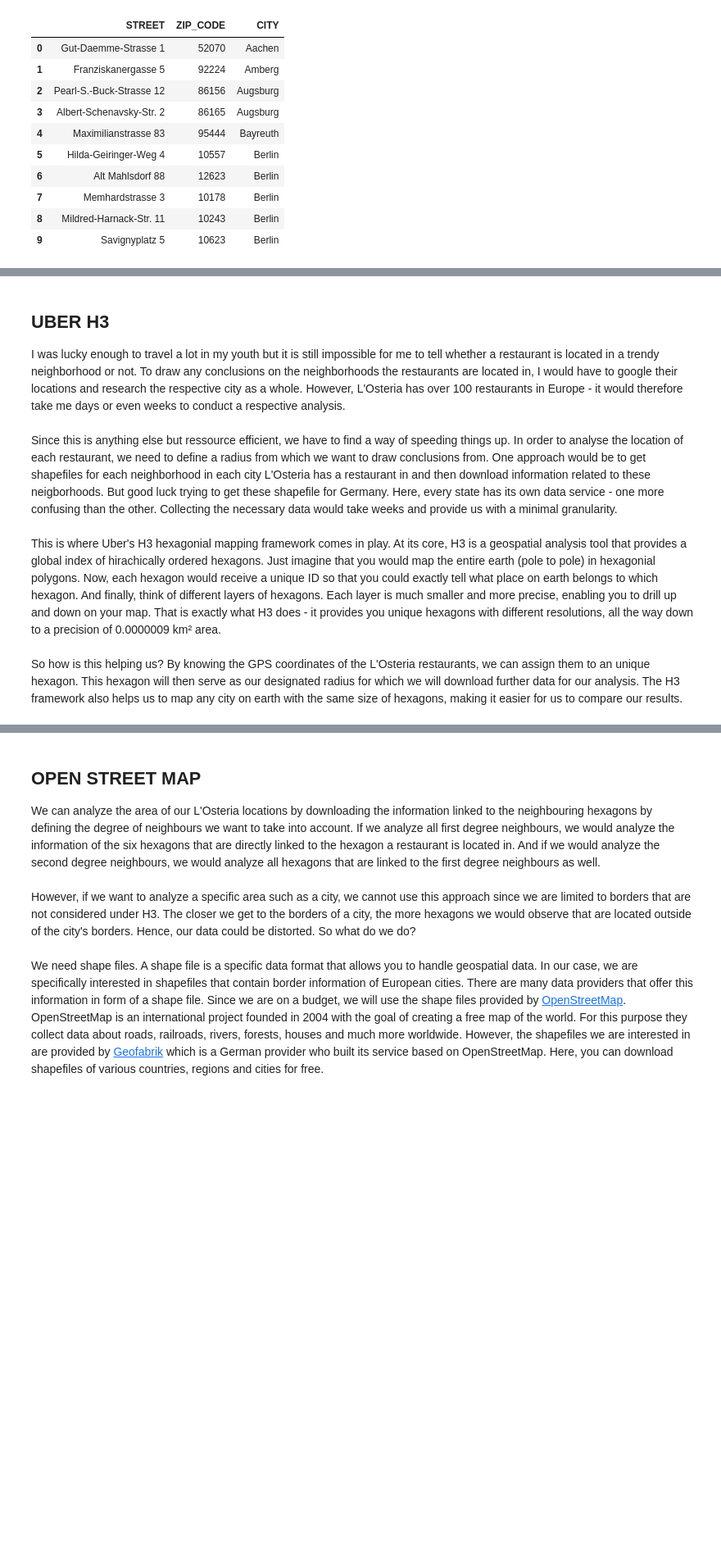
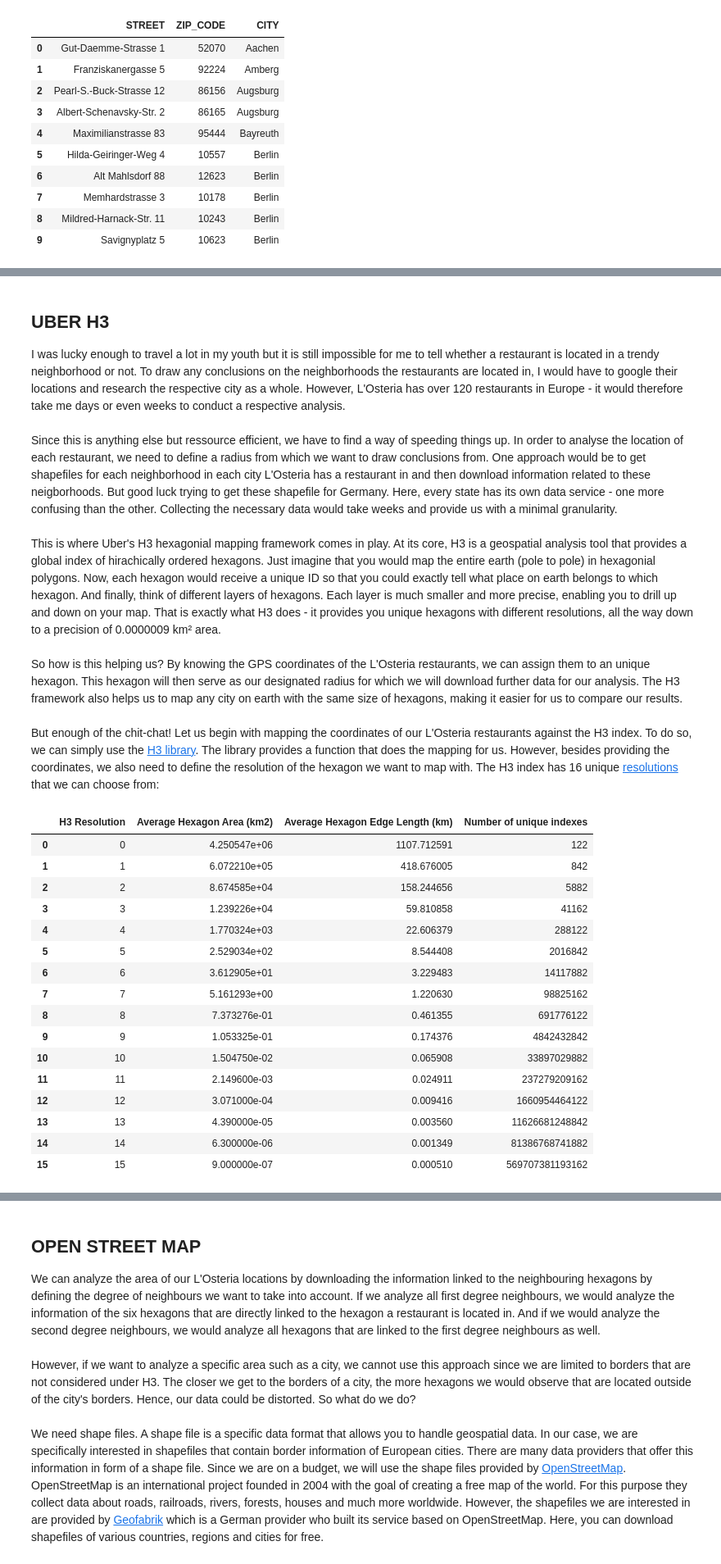
Before and after one commit to Mauricebuettgenbach/battle_of_the_neighborhoods, a Jupyter notebook: THE_BATTLE_OF_NEIHBORHOODS.ipynb, the cells around one changed output, grey strips where cells are left out. Shown: that part at 82% size. Drawn from its saved outputs; the diff is of its cells as text; code cells hidden in the pictures; blank space fills up the shorter version.

Commit message:
Finalized L'Osteria data, started H3 mapping

```diff
--- a/THE_BATTLE_OF_NEIHBORHOODS.ipynb
+++ b/THE_BATTLE_OF_NEIHBORHOODS.ipynb
@@ -131,6 +291,6 @@ df shape: (121, 3)
 # %% [markdown]
 ## UBER H3
-I was lucky enough to travel a lot in my youth but it is still impossible for me to tell whether a restaurant is located in a trendy neighborhood or not. To draw any conclusions on the neighborhoods the restaurants are located in, I would have to google their locations and research the respective city as a whole. However, L'Osteria has over 100 restaurants in Europe - it would therefore take me days or even weeks to conduct a respective analysis.
+I was lucky enough to travel a lot in my youth but it is still impossible for me to tell whether a restaurant is located in a trendy neighborhood or not. To draw any conclusions on the neighborhoods the restaurants are located in, I would have to google their locations and research the respective city as a whole. However, L'Osteria has over 120 restaurants in Europe - it would therefore take me days or even weeks to conduct a respective analysis.
 <br>
 <br>
 Since this is anything else but ressource efficient, we have to find a way of speeding things up. In order to analyse the location of each restaurant, we need to define a radius from which we want to draw conclusions from. One approach would be to get shapefiles for each neighborhood in each city L'Osteria has a restaurant in and then download information related to these neigborhoods. But good luck trying to get these shapefile for Germany. Here, every state has its own data service - one more confusing than the other. Collecting the necessary data would take weeks and provide us with a minimal granularity.
@@ -140,3 +300,30 @@ This is where Uber's H3 hexagonial mapping framework comes in play. At its core,
 <br>
 <br>
 So how is this helping us? By knowing the GPS coordinates of the L'Osteria restaurants, we can assign them to an unique hexagon. This hexagon will then serve as our designated radius for which we will download further data for our analysis. The H3 framework also helps us to map any city on earth with the same size of hexagons, making it easier for us to compare our results.
+<br>
+<br>
+But enough of the chit-chat! Let us begin with mapping the coordinates of our L'Osteria restaurants against the H3 index. To do so, we can simply use the [H3 library](https://github.com/uber/h3-py). The library provides a function that does the mapping for us. However, besides providing the coordinates, we also need to define the resolution of the hexagon we want to map with. The H3 index has 16 unique [resolutions](https://h3geo.org/docs/core-library/restable/) that we can choose from:
+# %%
+# Fetch table from H3 geo website
+h3_resolution_table = pd.read_html('https://h3geo.org/docs/core-library/restable/')
+
+# Visualize
+h3_resolution_table[0]
+# %% [output]
+|  | H3 Resolution | Average Hexagon Area (km2) | Average Hexagon Edge Length (km) | Number of unique indexes |
+| 0 | 0 | 4.250547e+06 | 1107.712591 | 122 |
+| 1 | 1 | 6.072210e+05 | 418.676005 | 842 |
+| 2 | 2 | 8.674585e+04 | 158.244656 | 5882 |
+| 3 | 3 | 1.239226e+04 | 59.810858 | 41162 |
+| 4 | 4 | 1.770324e+03 | 22.606379 | 288122 |
+| 5 | 5 | 2.529034e+02 | 8.544408 | 2016842 |
+| 6 | 6 | 3.612905e+01 | 3.229483 | 14117882 |
+| 7 | 7 | 5.161293e+00 | 1.220630 | 98825162 |
+| 8 | 8 | 7.373276e-01 | 0.461355 | 691776122 |
+| 9 | 9 | 1.053325e-01 | 0.174376 | 4842432842 |
+| 10 | 10 | 1.504750e-02 | 0.065908 | 33897029882 |
+| 11 | 11 | 2.149600e-03 | 0.024911 | 237279209162 |
+| 12 | 12 | 3.071000e-04 | 0.009416 | 1660954464122 |
+| 13 | 13 | 4.390000e-05 | 0.003560 | 11626681248842 |
+| 14 | 14 | 6.300000e-06 | 0.001349 | 81386768741882 |
+| 15 | 15 | 9.000000e-07 | 0.000510 | 569707381193162 |
```
Also changed, not shown: parts of 14 cells of this notebook.
